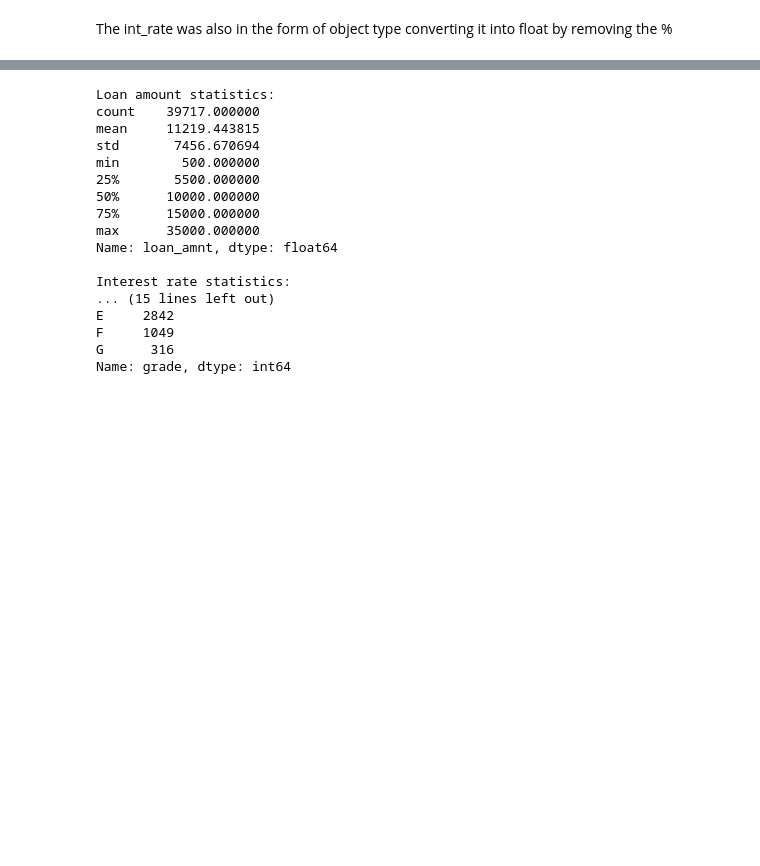
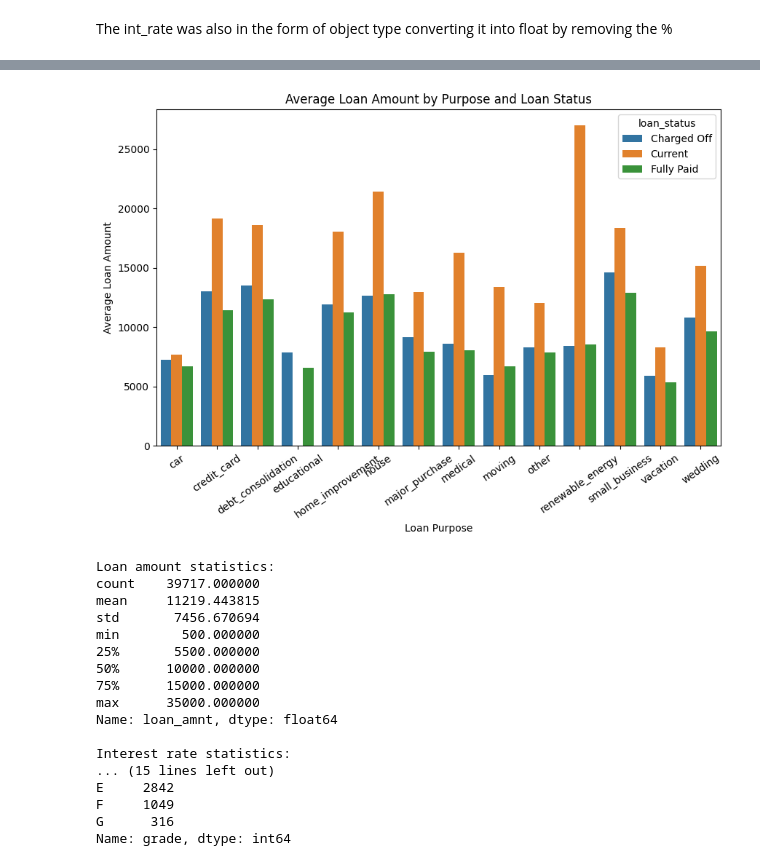
Before and after one commit to ShristiBisht/LendingClubCaseStudy, a Jupyter notebook: EDA1.ipynb, the cells around one changed output, grey strips where cells are left out. Cells and saved outputs as stored; diff of their text form; code cells hidden in the pictures; blank space fills up the shorter version.

```diff
--- a/EDA1.ipynb
+++ b/EDA1.ipynb
@@ -453,3 +467,20 @@ df['int_rate'] = df['int_rate'].str.rstrip('%').astype('float')
+# %%
+#Checking what all average amount are paid or charged off based on purpose
+plt.figure(figsize=(10, 6))
+loan_summary = df.groupby(['purpose', 'loan_status'])['loan_amnt'].mean().reset_index()
+
+sns.barplot(data=loan_summary, x='purpose', y='loan_amnt', hue='loan_status')
+
+# Set the title and labels
+plt.title('Average Loan Amount by Purpose and Loan Status')
+plt.xlabel('Loan Purpose')
+plt.ylabel('Average Loan Amount')
+plt.xticks(rotation=35)
+
+# Show the plot
+plt.show()
+# %% [output]
+[figure, added]
 # %%
 print("\nLoan amount statistics:")
 print(df['loan_amnt'].describe())
```
Also changed, not shown: parts of 28 cells of this notebook.
